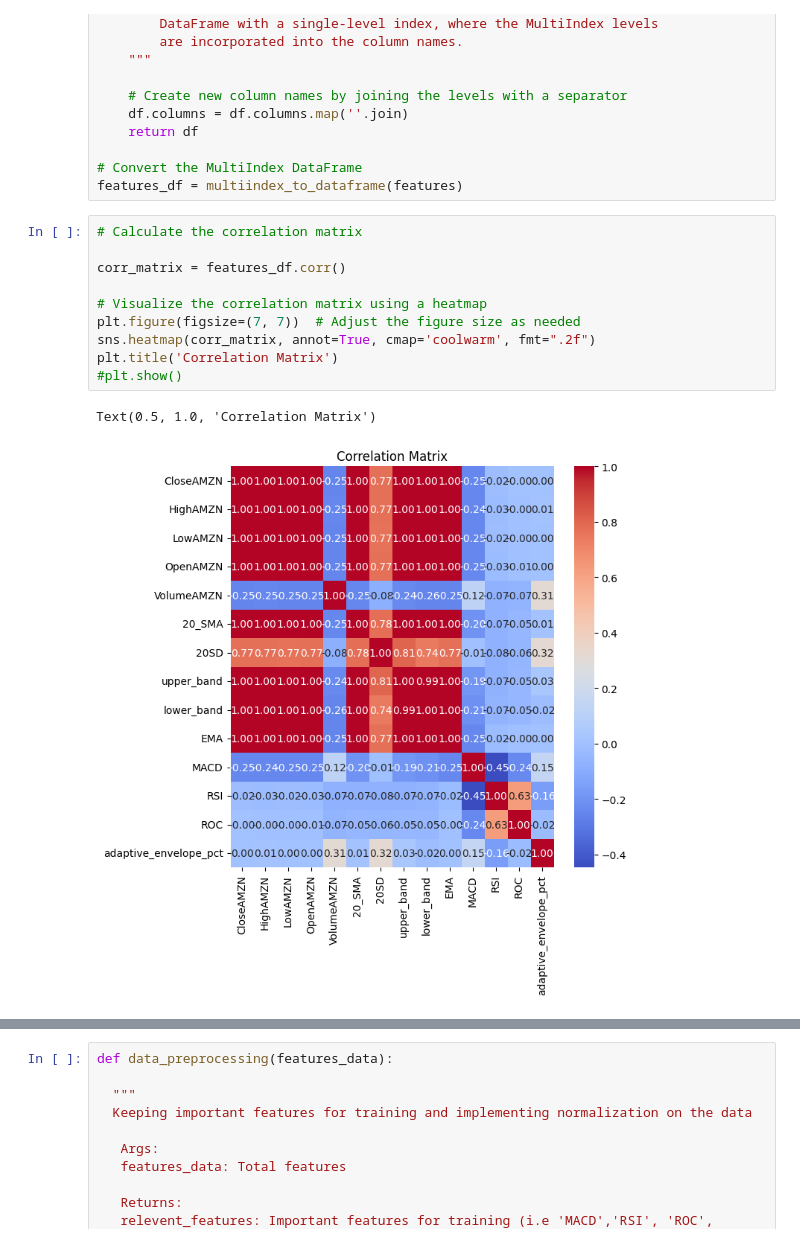
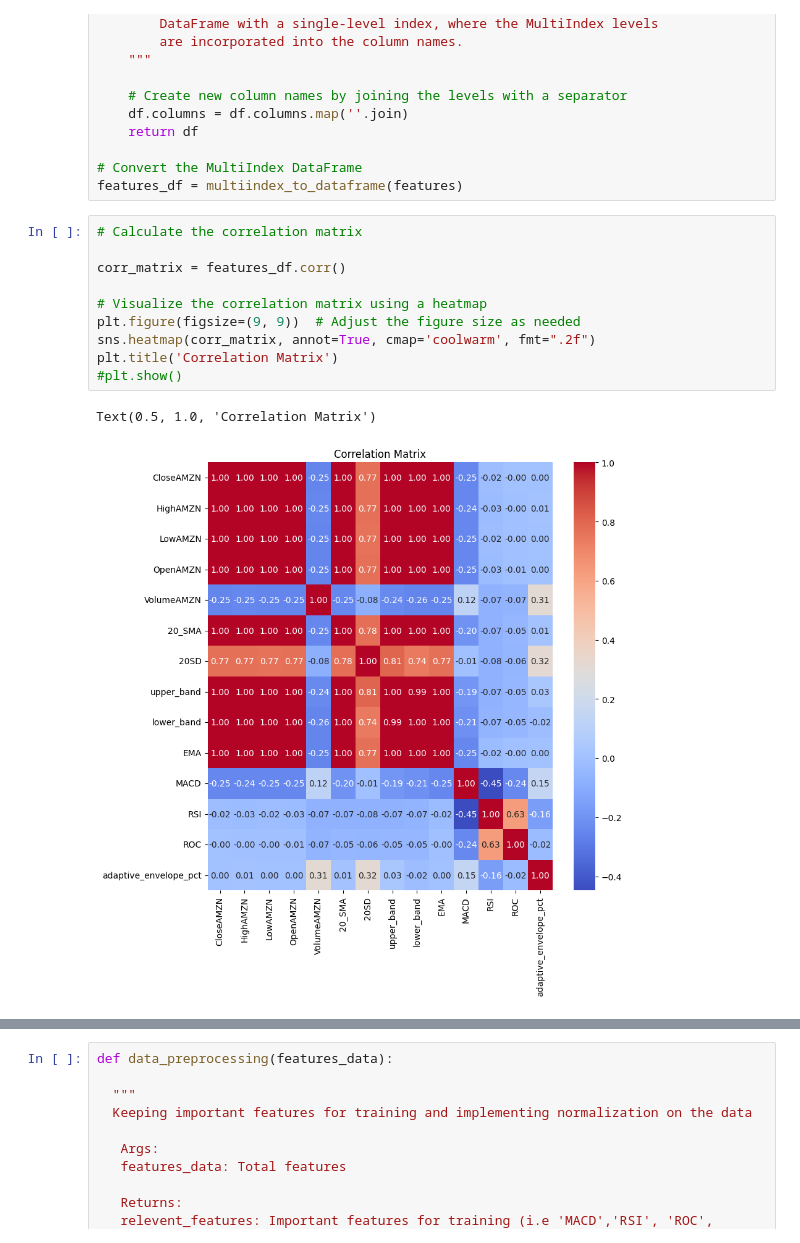
Before and after one commit to vidhipitroda/Stock-Price-Prediction-with-GenAI-Insights, a Jupyter notebook: Stock_price_forecasting.ipynb, the cells around one changed output, grey strips where cells are left out. Drawn from its saved outputs; the diff is of its cells as text.

```diff
--- a/Stock_price_forecasting.ipynb
+++ b/Stock_price_forecasting.ipynb
@@ -92,14 +92,14 @@ features_df = multiindex_to_dataframe(features)
 # %%
 # Calculate the correlation matrix
 
 corr_matrix = features_df.corr()
 
 # Visualize the correlation matrix using a heatmap
-plt.figure(figsize=(7, 7))  # Adjust the figure size as needed
+plt.figure(figsize=(9, 9))  # Adjust the figure size as needed
 sns.heatmap(corr_matrix, annot=True, cmap='coolwarm', fmt=".2f")
 plt.title('Correlation Matrix')
 #plt.show()
 # %% [output]
 Text(0.5, 1.0, 'Correlation Matrix')
-[figure, old version]
+[figure, new version]
 # %%
```
Also changed, not shown: parts of 1 cell of this notebook.
